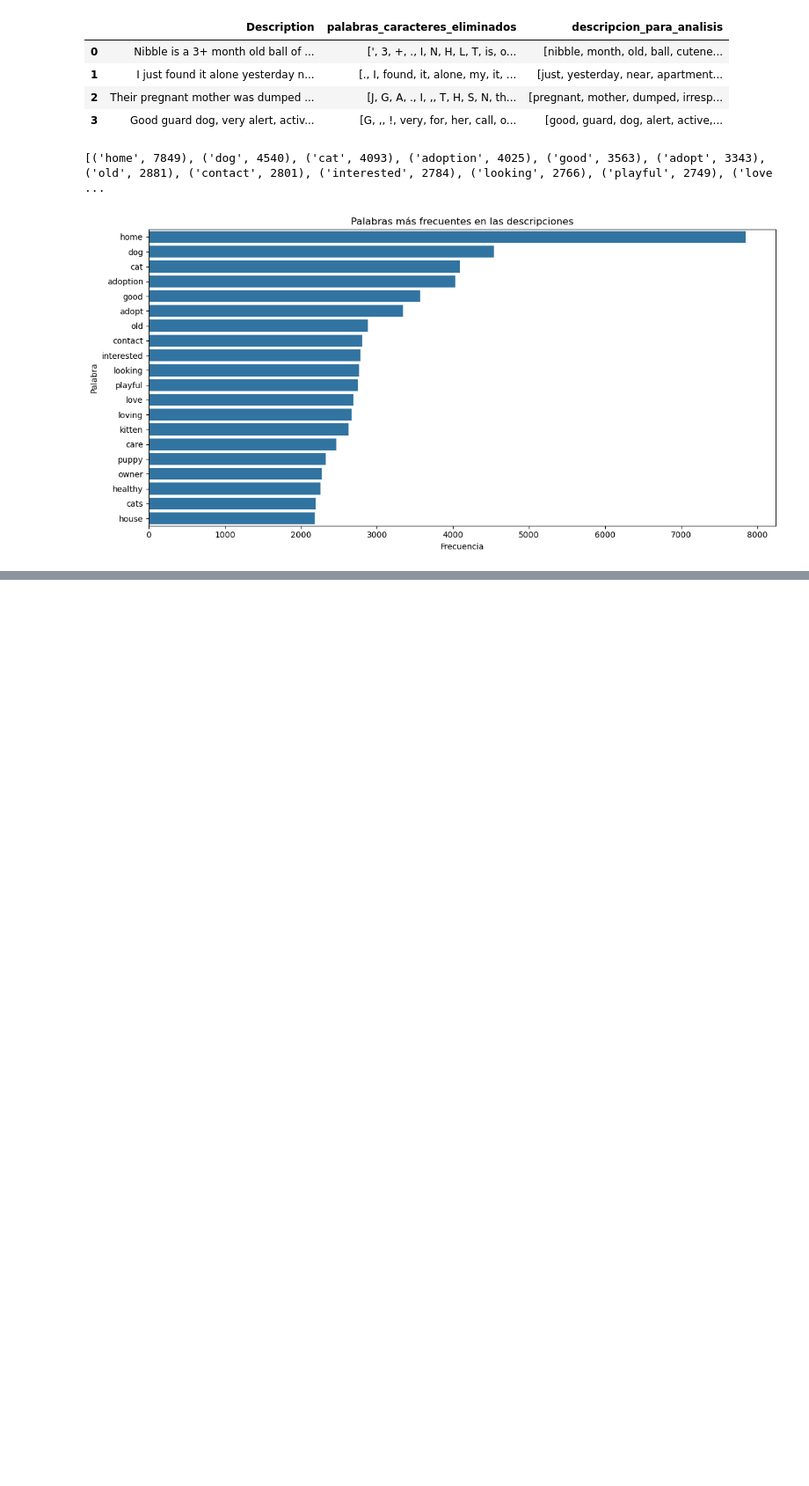
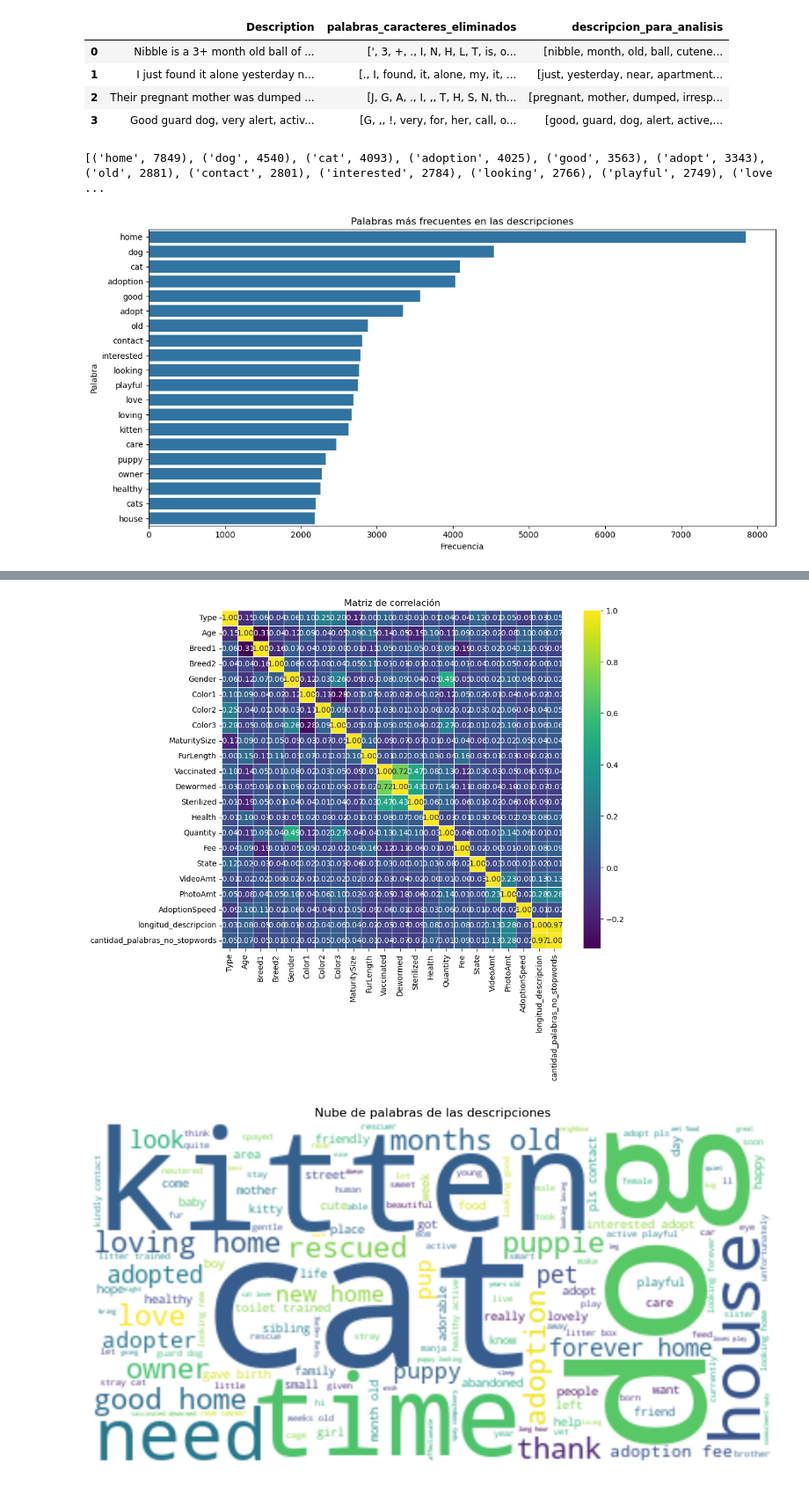
Before and after one commit to AdrianDVnqn/UA_MDM_Labo2_Grupo12, a Jupyter notebook: analisis_nulls.ipynb, the cells around one changed output, grey strips where cells are left out. Shown at 88% size. Drawn from its saved outputs; the diff is of its cells as text; code cells hidden in the pictures; blank space fills up the shorter version.

Commit message:
mismos colores en los graficos

```diff
--- a/analisis_nulls.ipynb
+++ b/analisis_nulls.ipynb
@@ -244,0 +245,26 @@ plt.show()
+# %%
+from wordcloud import ImageColorGenerator
+
+# Crear la matriz de correlación
+numeric_vars = dataset.select_dtypes(include=[np.number]).columns.tolist()
+correlacion = dataset[numeric_vars].corr()
+
+# Visualizar la matriz de correlación con un mapa de calor
+plt.figure(figsize=(10, 8))
+heatmap = sns.heatmap(correlacion, annot=True, fmt='.2f', linewidths=0.5, cbar=True, cmap='viridis')
+plt.title('Matriz de correlación')
+plt.show()
+
+# Usar los colores del mapa de calor para la nube de palabras
+cmap = plt.get_cmap('coolwarm')
+wordcloud = WordCloud(background_color='white', colormap='viridis').generate(" ".join(todas_palabras))
+
+# Visualizar la nube de palabras
+plt.figure(figsize=(12, 8))
+plt.imshow(wordcloud, interpolation='bilinear')
+plt.axis('off')
+plt.title('Nube de palabras de las descripciones')
+plt.show()
+# %% [output]
+[figure, added]
+[figure, added]
```
Also changed, not shown: parts of 2 cells of this notebook.
